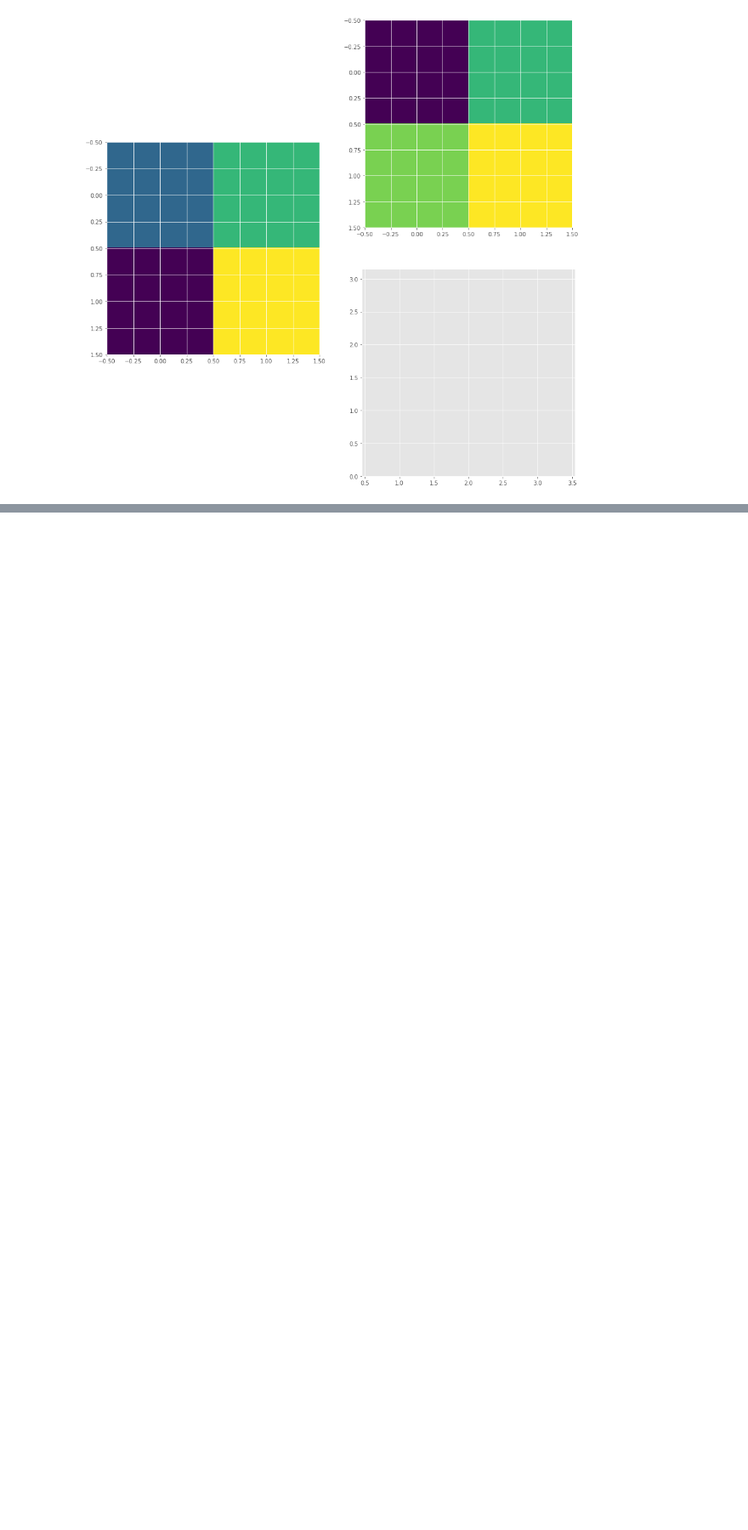
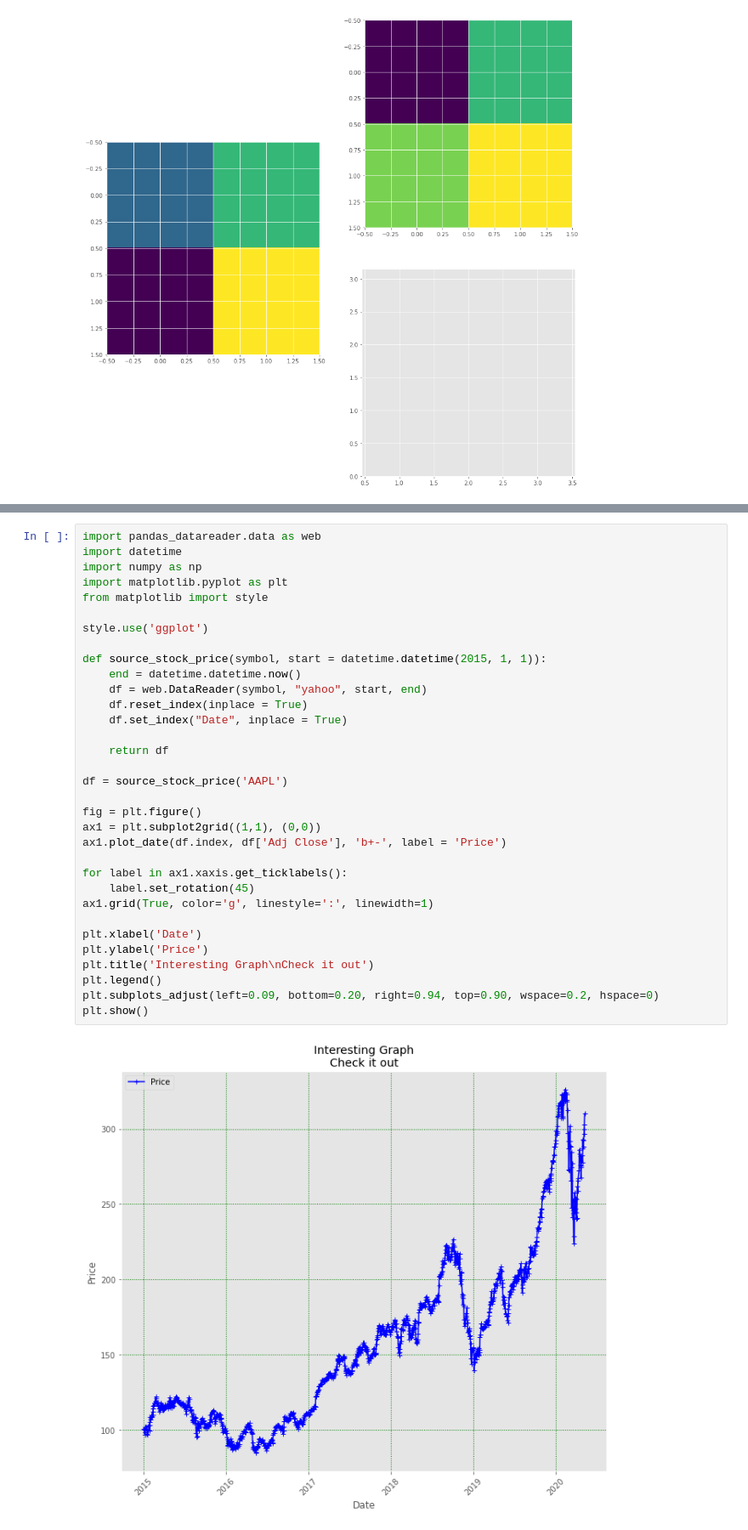
Before and after one commit to wangpeidong/PythonLab, a Jupyter notebook: tutorial/PythonTutorial.ipynb, the cells around one changed output, grey strips where cells are left out. Shown: that part at 85% size. Cells and saved outputs as stored; diff of their text form; blank space fills up the shorter version.

```diff
--- a/tutorial/PythonTutorial.ipynb
+++ b/tutorial/PythonTutorial.ipynb
@@ -610,0 +637,35 @@ plt.show()
+# %%
+import pandas_datareader.data as web
+import datetime
+import numpy as np
+import matplotlib.pyplot as plt
+from matplotlib import style
+
+style.use('ggplot')
+
+def source_stock_price(symbol, start = datetime.datetime(2015, 1, 1)):
+    end = datetime.datetime.now()
+    df = web.DataReader(symbol, "yahoo", start, end)
+    df.reset_index(inplace = True)
+    df.set_index("Date", inplace = True)
+
+    return df
+
+df = source_stock_price('AAPL')
+
+fig = plt.figure()
+ax1 = plt.subplot2grid((1,1), (0,0))
+ax1.plot_date(df.index, df['Adj Close'], 'b+-', label = 'Price')
+
+for label in ax1.xaxis.get_ticklabels():
+    label.set_rotation(45)
+ax1.grid(True, color='g', linestyle=':', linewidth=1)
+
+plt.xlabel('Date')
+plt.ylabel('Price')
+plt.title('Interesting Graph\nCheck it out')
+plt.legend()
+plt.subplots_adjust(left=0.09, bottom=0.20, right=0.94, top=0.90, wspace=0.2, hspace=0)
+plt.show()
+# %% [output]
+[figure, added]
```
Also changed, not shown: parts of 3 cells of this notebook.
